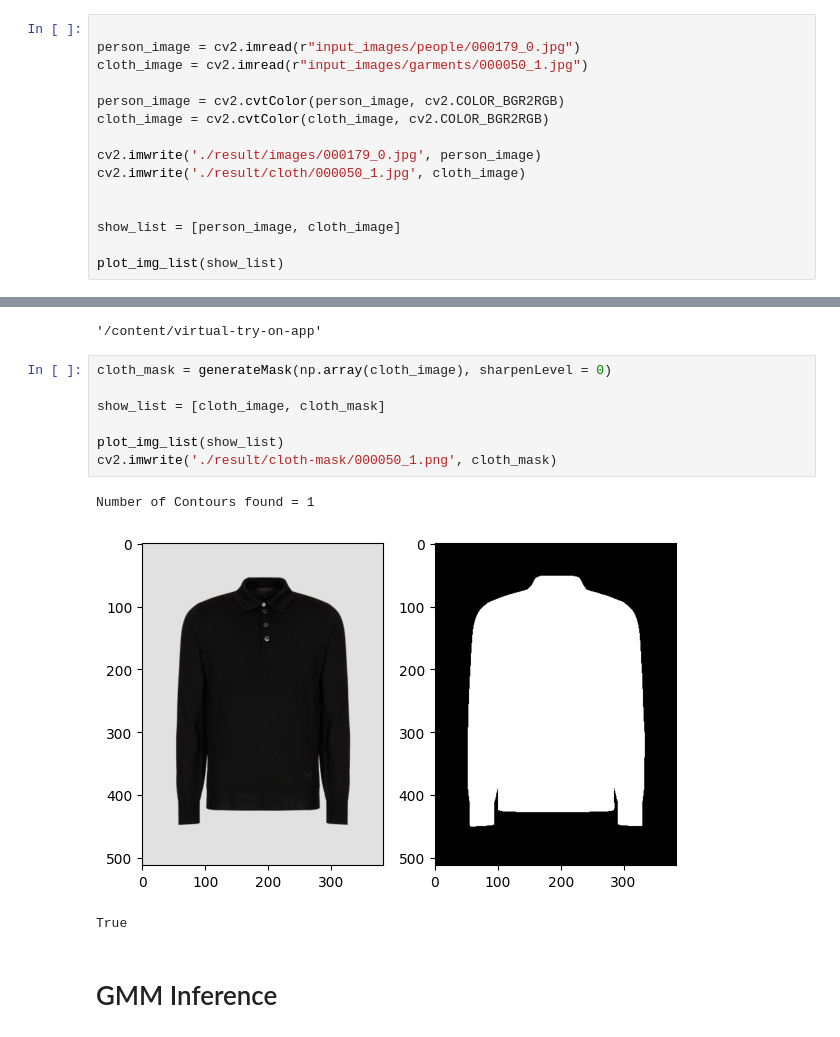
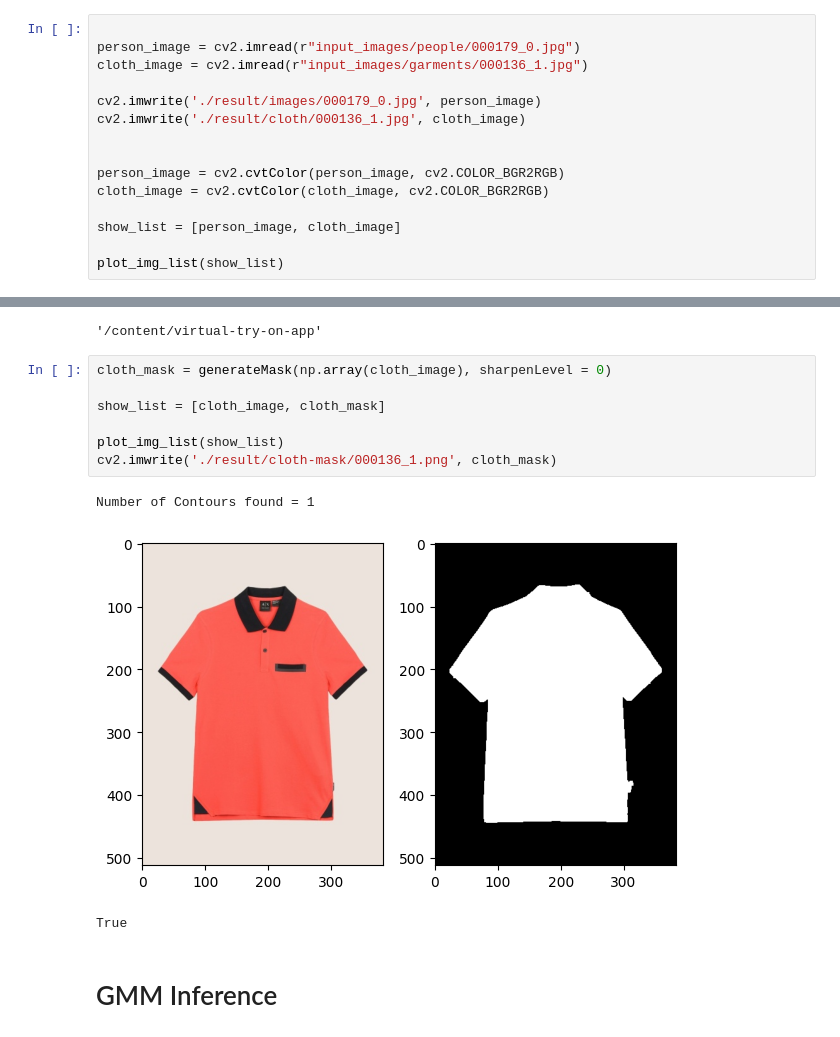
Before and after one commit to felicia-puzone/virtual-try-on-app, a Jupyter notebook: Inference_pipeline_presentation.ipynb, the cells around one changed output, grey strips where cells are left out. Saved outputs shown, nothing was run; the diff lists cells and outputs as text.

```diff
--- a/Inference_pipeline_presentation.ipynb
+++ b/Inference_pipeline_presentation.ipynb
@@ -53,15 +52,15 @@ def plot_img_list(img_list):
 # %%
 
 person_image = cv2.imread(r"input_images/people/000179_0.jpg")
-cloth_image = cv2.imread(r"input_images/garments/000050_1.jpg")
+cloth_image = cv2.imread(r"input_images/garments/000136_1.jpg")
+
+cv2.imwrite('./result/images/000179_0.jpg', person_image)
+cv2.imwrite('./result/cloth/000136_1.jpg', cloth_image)
+
 
 person_image = cv2.cvtColor(person_image, cv2.COLOR_BGR2RGB)
 cloth_image = cv2.cvtColor(cloth_image, cv2.COLOR_BGR2RGB)
 
-cv2.imwrite('./result/images/000179_0.jpg', person_image)
-cv2.imwrite('./result/cloth/000050_1.jpg', cloth_image)
-
-
 show_list = [person_image, cloth_image]
 
 plot_img_list(show_list)
@@ -349,13 +348,13 @@ os.getcwd()
 # %%
 cloth_mask = generateMask(np.array(cloth_image), sharpenLevel = 0)
 
 show_list = [cloth_image, cloth_mask]
 
 plot_img_list(show_list)
-cv2.imwrite('./result/cloth-mask/000050_1.png', cloth_mask)
+cv2.imwrite('./result/cloth-mask/000136_1.png', cloth_mask)
 # %% [output]
 Number of Contours found = 1
-[figure, old version]
+[figure, new version]
 True
 # %% [markdown]
 # GMM Inference
```
Also changed, not shown: parts of 13 cells of this notebook, 1 other file.
